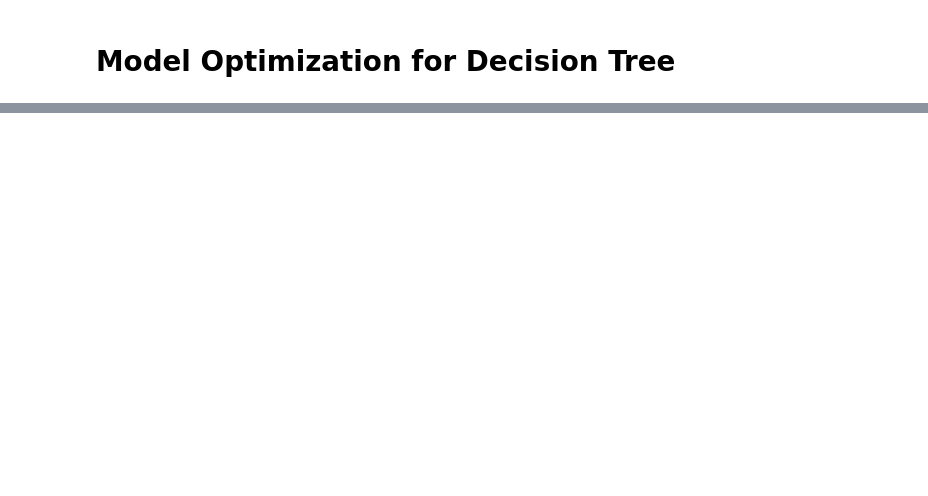
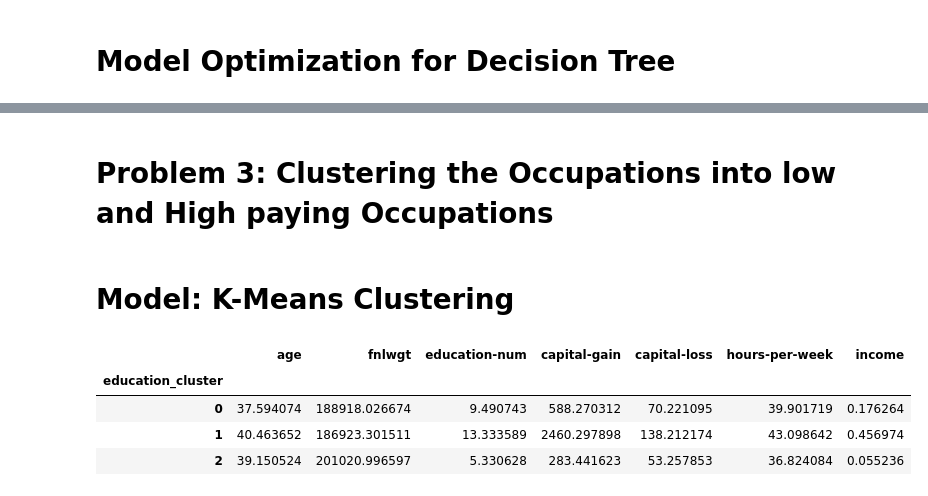
Before and after one commit to Feekah/A-Simple-Calculator-with-python, a Jupyter notebook: Roy.ipynb, the cells around one changed output, grey strips where cells are left out. Cells and saved outputs as stored; diff of their text form; code cells hidden in the pictures; blank space fills up the shorter version.

```diff
--- a/Roy.ipynb
+++ b/Roy.ipynb
@@ -636,0 +780,26 @@ print("Accuracy:", accuracy)
+# %% [markdown]
+# **Problem 3: Clustering the Occupations into low and High paying Occupations**
+# %% [markdown]
+# **Model: K-Means Clustering**
+# %%
+X = incom[['education-num']]
+# Set the number of clusters to 3
+kmeans = KMeans(n_clusters=3)
+
+# Fit the model to the data
+kmeans.fit(X)
+
+# Predict the cluster labels for each data point
+predicted_labels = kmeans.predict(X)
+
+# Add the predicted cluster labels to the dataframe
+incom['education_cluster'] = predicted_labels
+
+# View the resulting clusters
+incom.groupby('education_cluster').mean()
+# %% [output]
+|  | age | fnlwgt | education-num | capital-gain | capital-loss | hours-per-week | income |
+| education_cluster |  |  |  |  |  |  |  |
+| 0 | 37.594074 | 188918.026674 | 9.490743 | 588.270312 | 70.221095 | 39.901719 | 0.176264 |
+| 1 | 40.463652 | 186923.301511 | 13.333589 | 2460.297898 | 138.212174 | 43.098642 | 0.456974 |
+| 2 | 39.150524 | 201020.996597 | 5.330628 | 283.441623 | 53.257853 | 36.824084 | 0.055236 |
```
Also changed, not shown: parts of 27 cells of this notebook.
